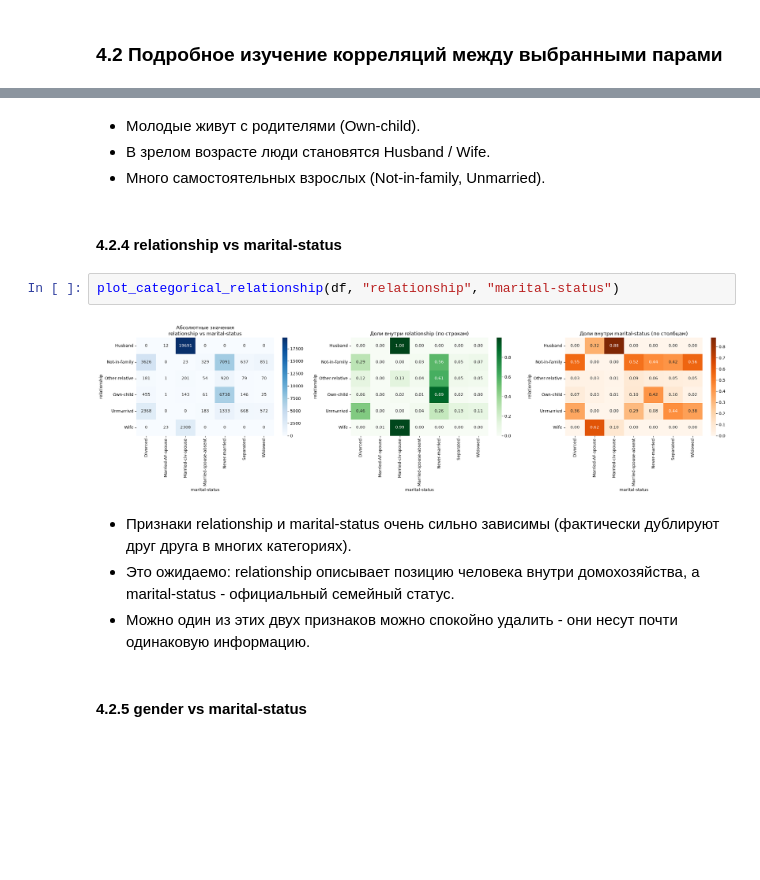
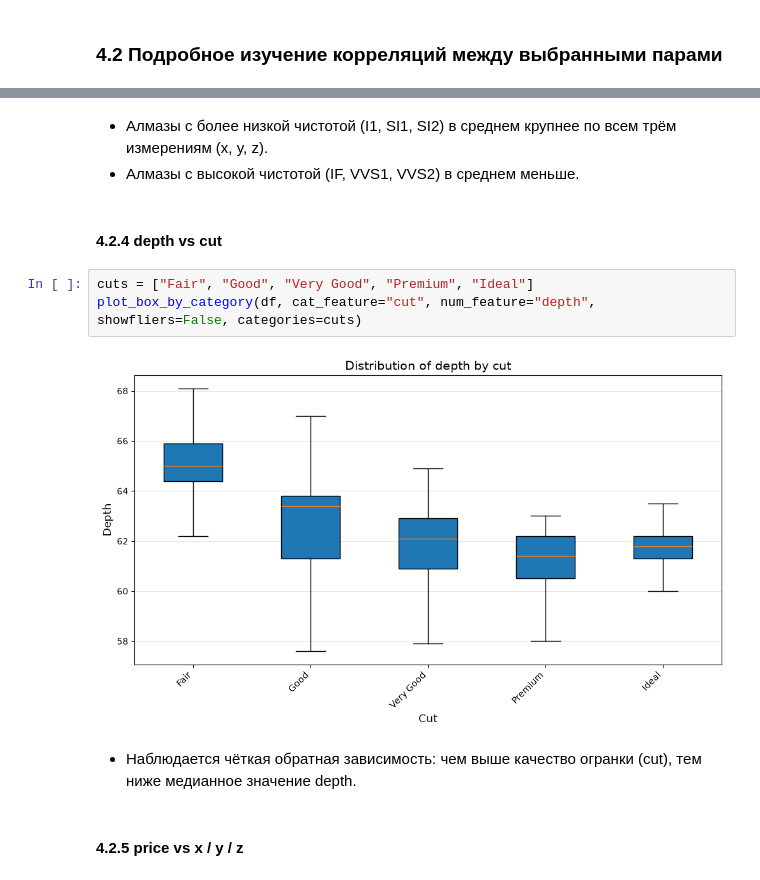
Before and after one commit to TimofeyTsvirko/regression-task, a Jupyter notebook: eda.ipynb, the cells around one changed output, grey strips where cells are left out. Cells and saved outputs as stored; diff of their text form; blank space fills up the shorter version.

```diff
--- a/eda.ipynb
+++ b/eda.ipynb
@@ -255,17 +276,15 @@ plot_box_by_category(df, cat_feature="relationship", num_feature="age", showflie
 # %% [markdown]
-- Молодые живут с родителями (Own-child).
-- В зрелом возрасте люди становятся Husband / Wife.
-- Много самостоятельных взрослых (Not-in-family, Unmarried).
+- Алмазы с более низкой чистотой (I1, SI1, SI2) в среднем крупнее по всем трём измерениям (x, y, z).
+- Алмазы с высокой чистотой (IF, VVS1, VVS2) в среднем меньше.
 # %% [markdown]
-#### 4.2.4 relationship vs marital-status
+#### 4.2.4 depth vs cut
 # %%
-plot_categorical_relationship(df, "relationship", "marital-status")
+cuts = ["Fair", "Good", "Very Good", "Premium", "Ideal"]
+plot_box_by_category(df, cat_feature="cut", num_feature="depth", showfliers=False, categories=cuts)
 # %% [output]
-[figure, old version]
+[figure, new version]
 # %% [markdown]
-- Признаки relationship и marital-status очень сильно зависимы (фактически дублируют друг друга в многих категориях).
-- Это ожидаемо: relationship описывает позицию человека внутри домохозяйства, а marital-status - официальный семейный статус.
-- Можно один из этих двух признаков можно спокойно удалить - они несут почти одинаковую информацию.
+- Наблюдается чёткая обратная зависимость: чем выше качество огранки (cut), тем ниже медианное значение depth.
 # %% [markdown]
-#### 4.2.5 gender vs marital-status
+#### 4.2.5 price vs x / y / z
 # %%
```
Also changed, not shown: parts of 58 cells of this notebook, 2 other files.
